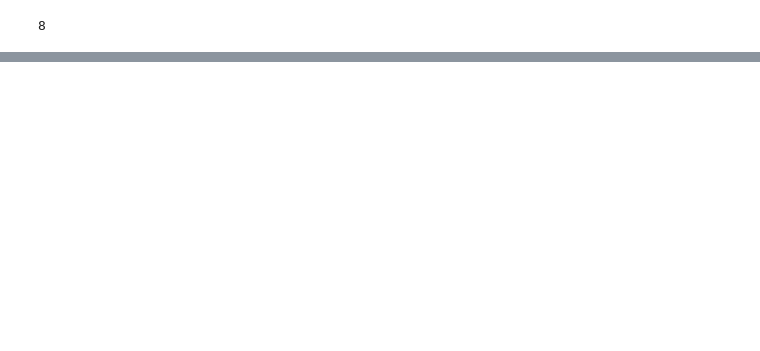
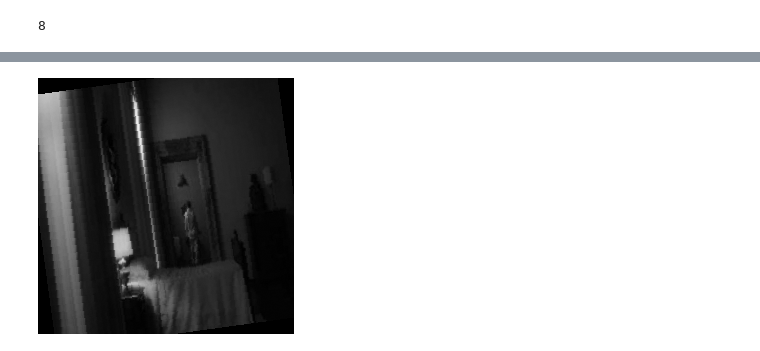
Before and after one commit to btseytlin/vzam, a Jupyter notebook: notebooks/rhash.ipynb, the cells around one changed output, grey strips where cells are left out. Cells and saved outputs as stored; diff of their text form; code cells hidden in the pictures; blank space fills up the shorter version.

```diff
--- a/notebooks/rhash.ipynb
+++ b/notebooks/rhash.ipynb
@@ -217,0 +83,5 @@ def get_hash_value(id, ts):
+# %%
+corrupted_target_img = random_corrupt(target_img)
+corrupted_target_img
+# %% [output]
+[figure, added]
```
Also changed, not shown: parts of 16 cells of this notebook, 4 other files.
